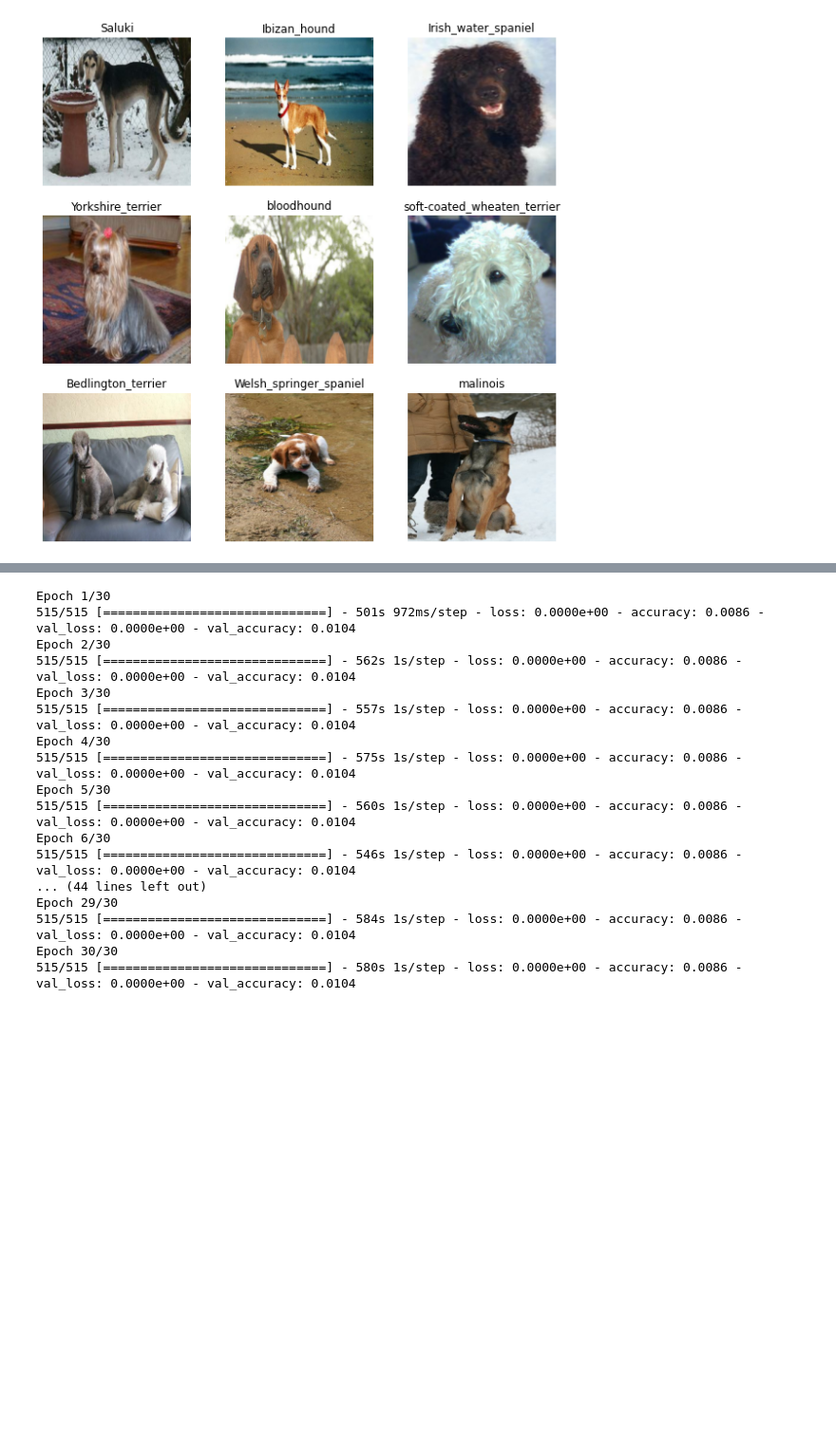
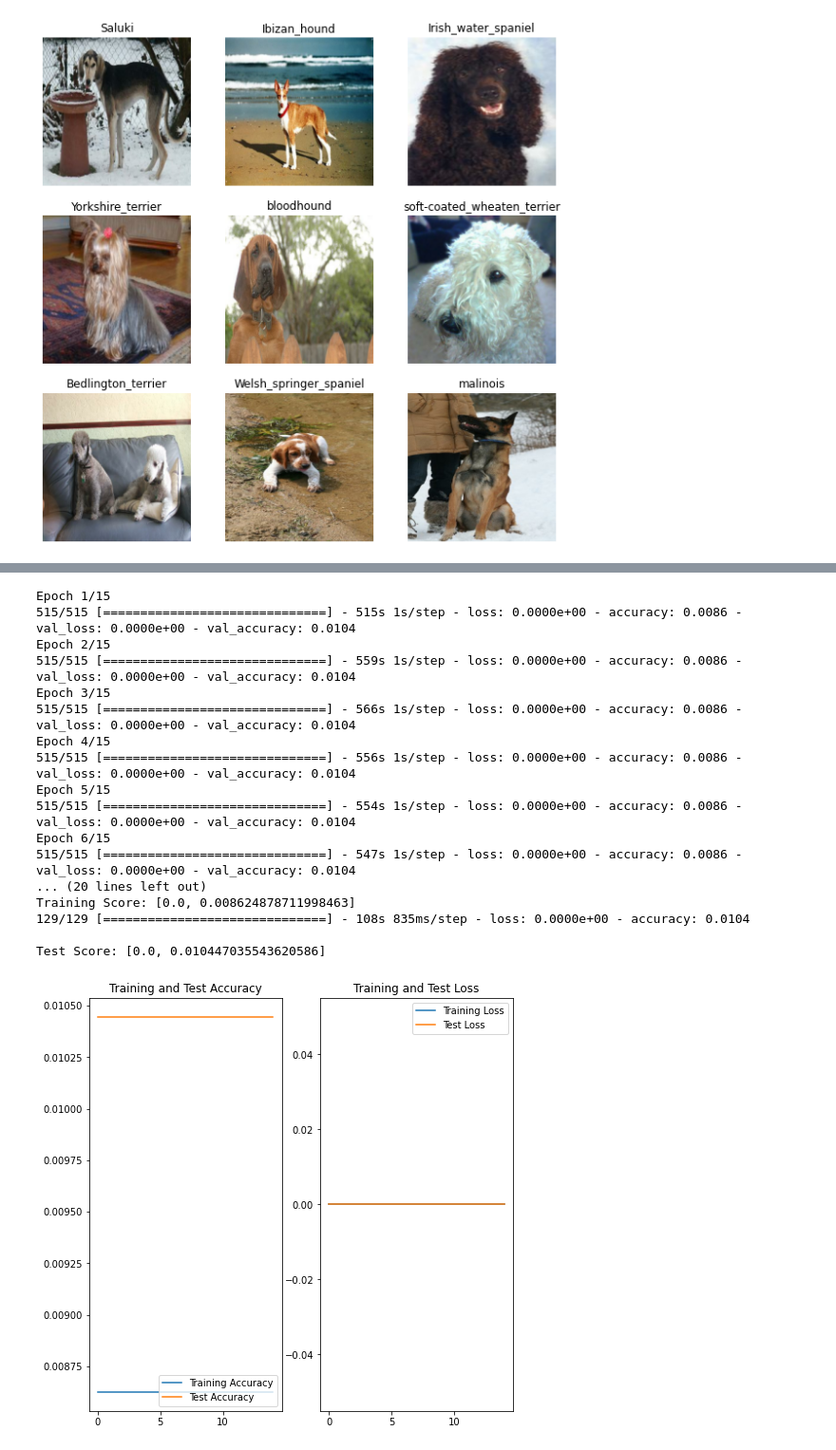
Before and after one commit to anguyen61191/Stanford-Dog-Dataset-Image-Classification, a Jupyter notebook: AndyNotebook.ipynb, the cells around one changed output, grey strips where cells are left out. Shown at 95% size. Cells and saved outputs as stored; diff of their text form; code cells hidden in the pictures; blank space fills up the shorter version.

```diff
--- a/AndyNotebook.ipynb
+++ b/AndyNotebook.ipynb
@@ -223,31 +226,55 @@ train_ds
 model.compile(optimizer = SGD(learning_rate=.0005, momentum = .9),
              loss = "categorical_crossentropy",
              metrics = ['accuracy'])
-history = model.fit(normalized_ds,
-                   epochs = 30,
+history = model.fit(train_ds,
+                   epochs = 15,
                    verbose = 1,
-                   validation_data= normalized_test_ds)
+                   validation_data= test_ds)
 
-print(f"\nTraining Score: {model.evaluate(normalized_ds)}")
-print(f"\nTest Score: {model.evaluate(normalized_test_ds)}")
+print(f"\nTraining Score: {model.evaluate(train_ds)}")
+print(f"\nTest Score: {model.evaluate(test_ds)}")
 # %% [output]
-Epoch 1/30
-515/515 [==============================] - 501s 972ms/step - loss: 0.0000e+00 - accuracy: 0.0086 - val_loss: 0.0000e+00 - val_accuracy: 0.0104
-Epoch 2/30
-515/515 [==============================] - 562s 1s/step - loss: 0.0000e+00 - accuracy: 0.0086 - val_loss: 0.0000e+00 - val_accuracy: 0.0104
-Epoch 3/30
-515/515 [==============================] - 557s 1s/step - loss: 0.0000e+00 - accuracy: 0.0086 - val_loss: 0.0000e+00 - val_accuracy: 0.0104
-Epoch 4/30
-515/515 [==============================] - 575s 1s/step - loss: 0.0000e+00 - accuracy: 0.0086 - val_loss: 0.0000e+00 - val_accuracy: 0.0104
-Epoch 5/30
-515/515 [==============================] - 560s 1s/step - loss: 0.0000e+00 - accuracy: 0.0086 - val_loss: 0.0000e+00 - val_accuracy: 0.0104
-Epoch 6/30
-515/515 [==============================] - 546s 1s/step - loss: 0.0000e+00 - accuracy: 0.0086 - val_loss: 0.0000e+00 - val_accuracy: 0.0104
-... (44 lines left out)
-Epoch 29/30
-515/515 [==============================] - 584s 1s/step - loss: 0.0000e+00 - accuracy: 0.0086 - val_loss: 0.0000e+00 - val_accuracy: 0.0104
-Epoch 30/30
-515/515 [==============================] - 580s 1s/step - loss: 0.0000e+00 - accuracy: 0.0086 - val_loss: 0.0000e+00 - val_accuracy: 0.0104
+Epoch 1/15
+515/515 [==============================] - 515s 1s/step - loss: 0.0000e+00 - accuracy: 0.0086 - val_loss: 0.0000e+00 - val_accuracy: 0.0104
+Epoch 2/15
+515/515 [==============================] - 559s 1s/step - loss: 0.0000e+00 - accuracy: 0.0086 - val_loss: 0.0000e+00 - val_accuracy: 0.0104
+Epoch 3/15
+515/515 [==============================] - 566s 1s/step - loss: 0.0000e+00 - accuracy: 0.0086 - val_loss: 0.0000e+00 - val_accuracy: 0.0104
+Epoch 4/15
+515/515 [==============================] - 556s 1s/step - loss: 0.0000e+00 - accuracy: 0.0086 - val_loss: 0.0000e+00 - val_accuracy: 0.0104
+Epoch 5/15
+515/515 [==============================] - 554s 1s/step - loss: 0.0000e+00 - accuracy: 0.0086 - val_loss: 0.0000e+00 - val_accuracy: 0.0104
+Epoch 6/15
+515/515 [==============================] - 547s 1s/step - loss: 0.0000e+00 - accuracy: 0.0086 - val_loss: 0.0000e+00 - val_accuracy: 0.0104
+... (20 lines left out)
+Training Score: [0.0, 0.008624878711998463]
+129/129 [==============================] - 108s 835ms/step - loss: 0.0000e+00 - accuracy: 0.0104
+
+Test Score: [0.0, 0.010447035543620586]
+# %%
+acc = history.history['accuracy']
+test_acc = history.history['val_accuracy']
+
+loss = history.history['loss']
+test_loss = history.history['val_loss']
+
+epochs_range = range(15)
+
+plt.figure(figsize=(8, 8))
+plt.subplot(1, 2, 1)
+plt.plot(epochs_range, acc, label='Training Accuracy')
+plt.plot(epochs_range, test_acc, label='Test Accuracy')
+plt.legend(loc='lower right')
+plt.title('Training and Test Accuracy')
+
+plt.subplot(1, 2, 2)
+plt.plot(epochs_range, loss, label='Training Loss')
+plt.plot(epochs_range, test_loss, label='Test Loss')
+plt.legend(loc='upper right')
+plt.title('Training and Test Loss')
+plt.show()
+# %% [output]
+[figure, added]
 # %%
 num_classes = len(dog_names2)
 
```
Also changed, not shown: parts of 13 cells of this notebook.
